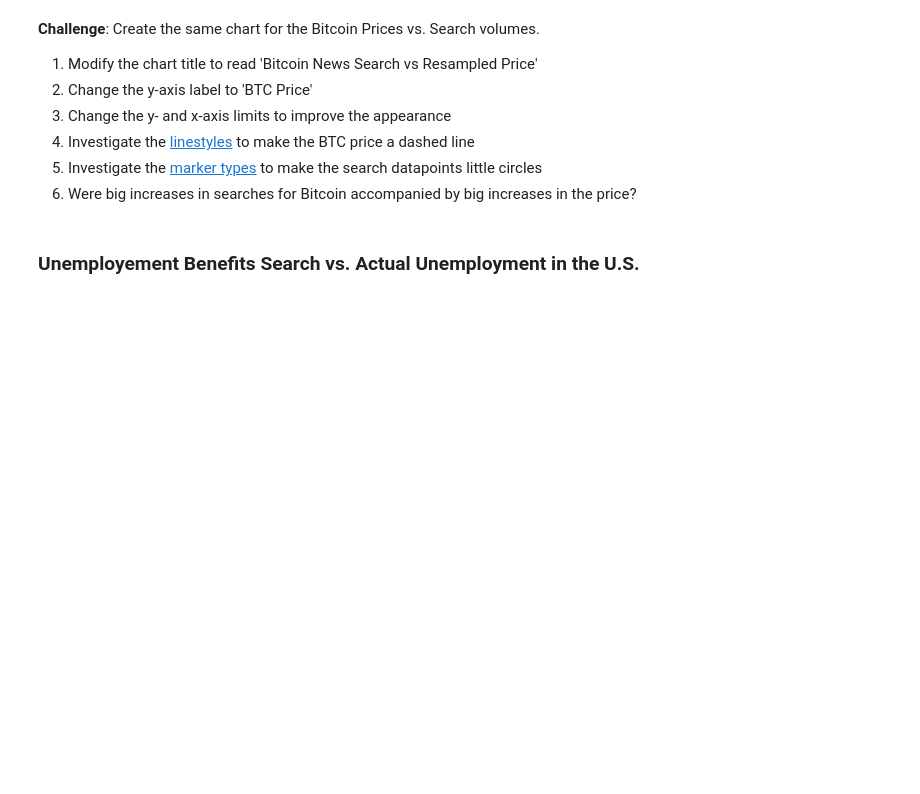
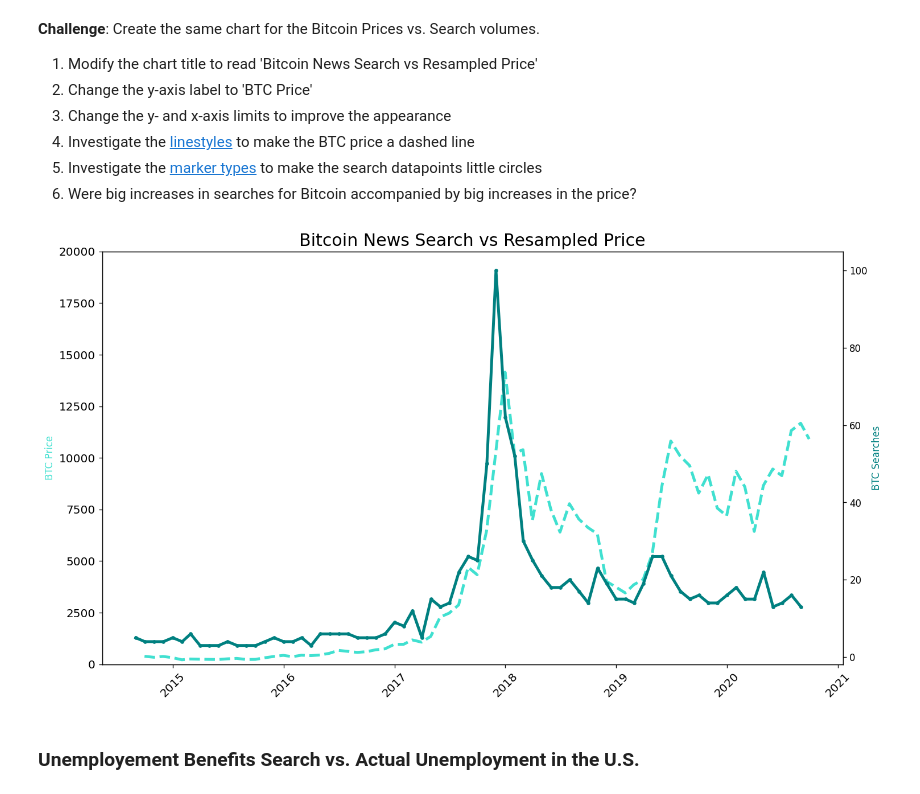
Before and after one commit to womaro/Story, a Jupyter notebook: Google_Trends_and_Data_Visualisation_(start).ipynb, the cells around one changed output. Cells and saved outputs as stored; diff of their text form; code cells hidden in the pictures; blank space fills up the shorter version.

```diff
--- a/Google_Trends_and_Data_Visualisation_(start).ipynb
+++ b/Google_Trends_and_Data_Visualisation_(start).ipynb
@@ -326,6 +325,28 @@ plt.show()
 4. Investigate the [linestyles](https://matplotlib.org/3.2.1/api/_as_gen/matplotlib.pyplot.plot.html ) to make the BTC price a dashed line <br>
 5. Investigate the [marker types](https://matplotlib.org/3.2.1/api/markers_api.html) to make the search datapoints little circles <br>
 6. Were big increases in searches for Bitcoin accompanied by big increases in the price?
+# %%
+plt.figure(figsize=(14,8), dpi=120)
+plt.title('Bitcoin News Search vs Resampled Price', fontsize=18)
+
+plt.xticks(fontsize=12, rotation=45)
+plt.yticks(fontsize=12)
+ax1 = plt.gca()
+ax2 = ax1.twinx()
+
+ax1.set_ylabel('BTC Price', color='turquoise')
+ax2.set_ylabel('BTC Searches', color='teal')
+
+# Set the minimum and maximum values on the axes
+ax1.set_ylim([0, 20000])
+#ax1.set_xlim([df_tesla.MONTH.min(), df_tesla.MONTH.max()])
+
+ax1.plot(df_btc_monthly['DATE'], df_btc_monthly['CLOSE'], color='turquoise', linewidth=3, linestyle='dashed')
+ax2.plot(df_btc_search['MONTH'], df_btc_search['BTC_NEWS_SEARCH'], color='teal', linewidth=3, marker='.')
+
+plt.show()
+# %% [output]
+[figure, added]
 # %% [markdown]
 ### Unemployement Benefits Search vs. Actual Unemployment in the U.S.
 # %% [markdown]
```
Also changed, not shown: parts of 6 cells of this notebook.
